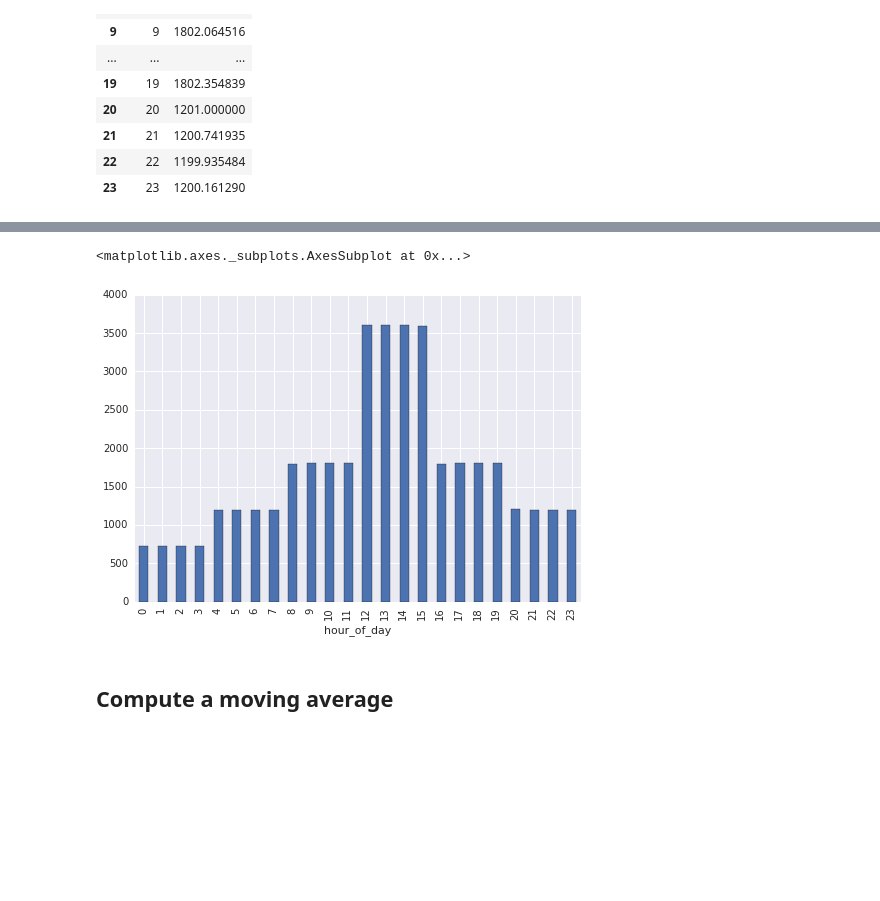
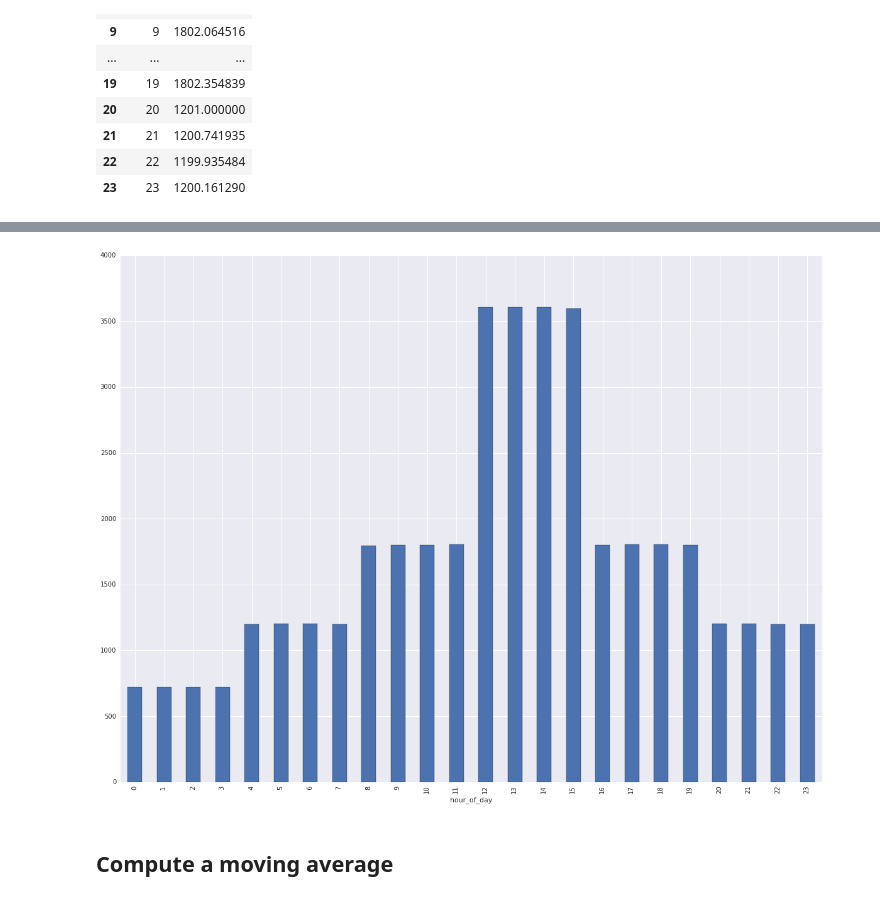
Before and after one commit to JimTravis/datalab-fun, a Jupyter notebook: Solution Updates/Analyzing Financial Time Series using BigQuery.ipynb, the cells around one changed output, grey strips where cells are left out. Saved outputs shown, nothing was run; the diff lists cells and outputs as text; code cells hidden in the pictures; blank space fills up the shorter version.

```diff
--- a/Solution Updates/Analyzing Financial Time Series using BigQuery.ipynb
+++ b/Solution Updates/Analyzing Financial Time Series using BigQuery.ipynb
@@ -233,15 +232,14 @@ analyze_frequency_2['avg_ticks'].plot(kind='bar')
 # %%
 analyze_frequency_2_1_analysis = analyze_frequency_raw.copy()
 analyze_frequency_2_1_analysis['num_ticks'] = 1
 analyze_frequency_2_1_analysis['hour_of_day'] = \
   analyze_frequency_2_1_analysis['time'].apply(lambda x: x.hour)
 by_hour_of_day = analyze_frequency_2_1_analysis.groupby('hour_of_day')
 sum_by_hour_of_day = by_hour_of_day.aggregate(np.sum)
 sum_by_hour_of_day['average'] = sum_by_hour_of_day['num_ticks']/31
-sum_by_hour_of_day['average'].plot(kind='bar')
+_ = sum_by_hour_of_day['average'].plot(kind='bar', figsize=(20, 15))
 # %% [output]
-<matplotlib.axes._subplots.AxesSubplot at 0x...>
-[figure, old version]
+[figure, new version]
 # %% [markdown]
 ## Compute a moving average
 # %%
```
Also changed, not shown: parts of 13 cells of this notebook.
